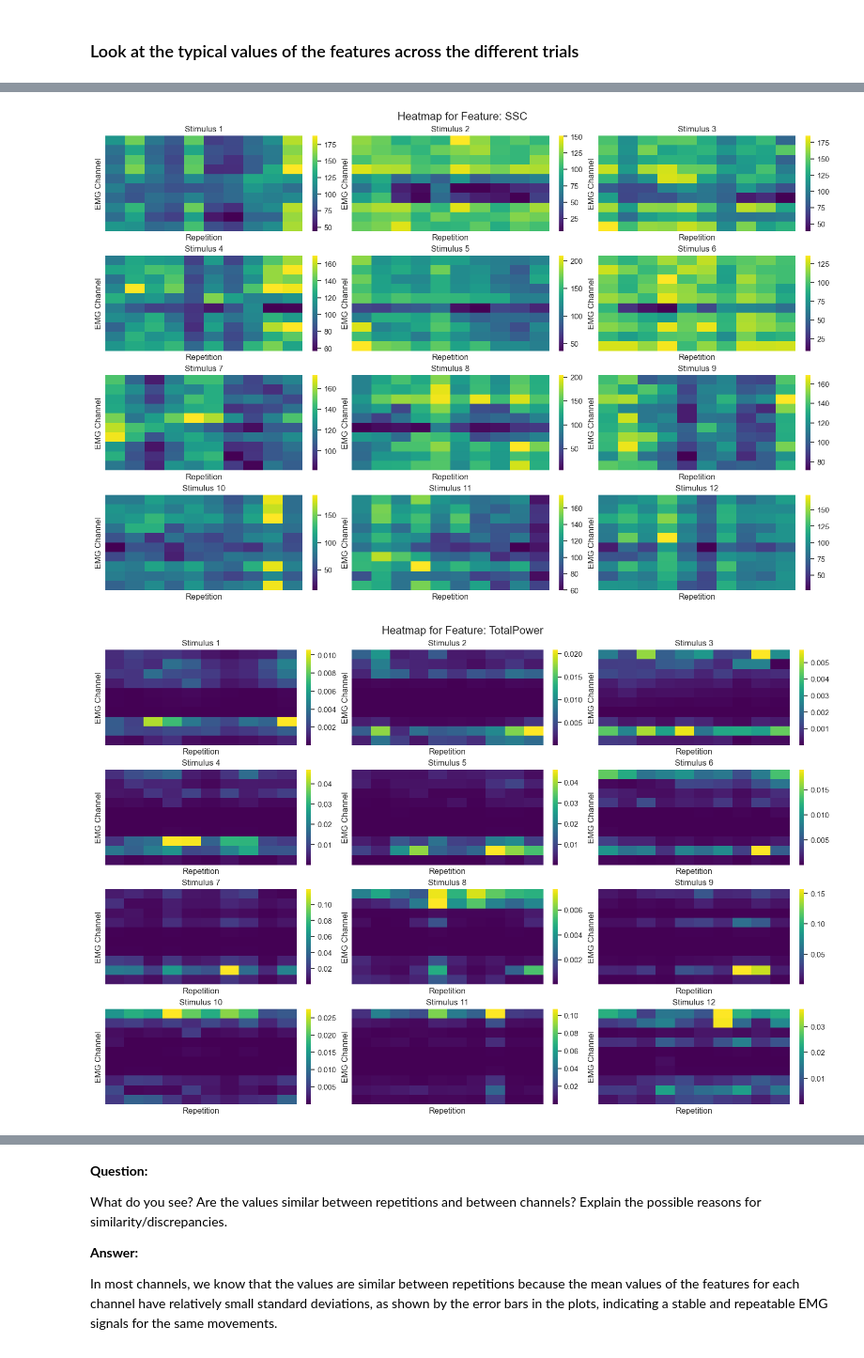
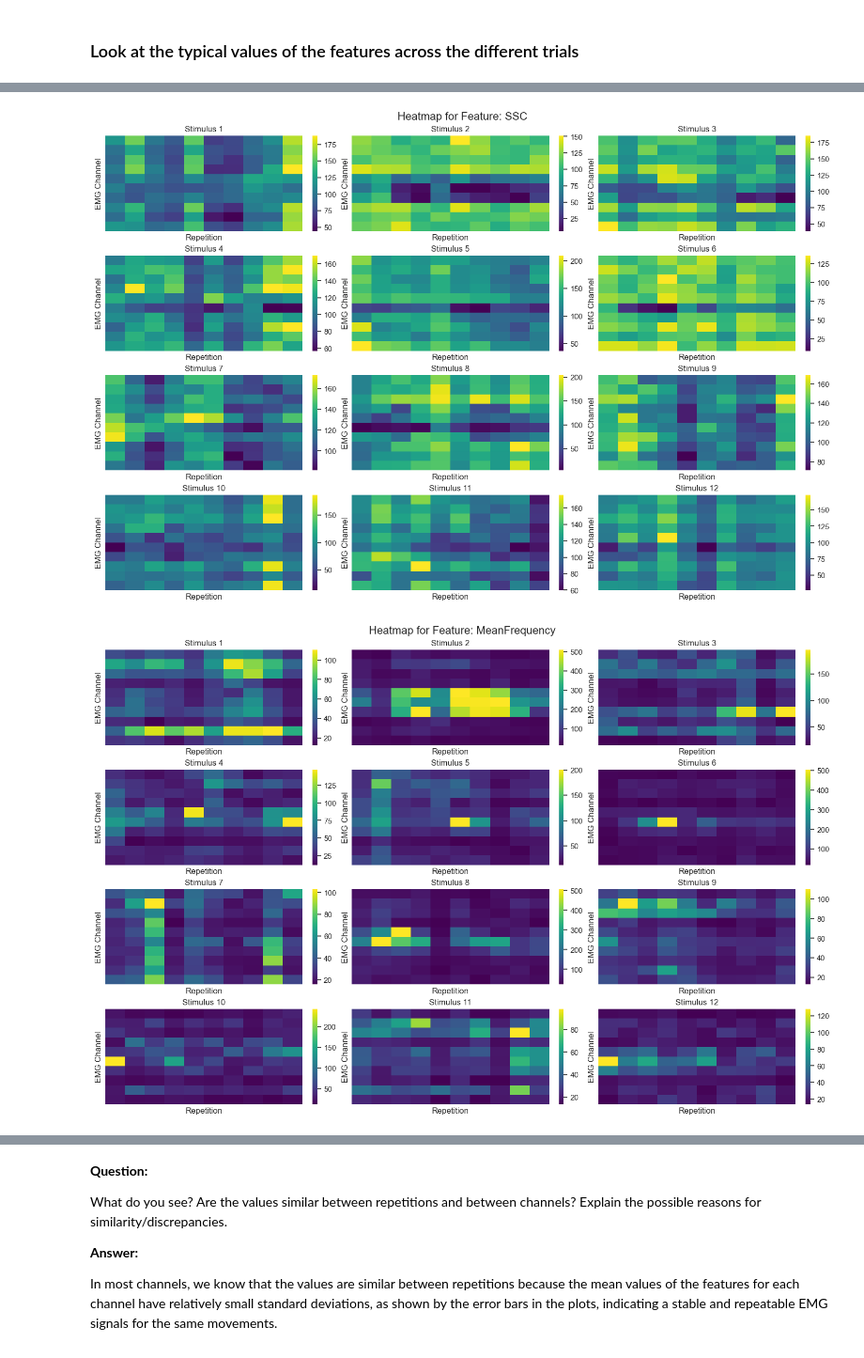
Before and after one commit to MetthewB/NSSP_Project2, a Jupyter notebook: scripts/part1.ipynb, the cells around one changed output, grey strips where cells are left out. Shown at 94% size. Drawn from its saved outputs; the diff is of its cells as text; code cells hidden in the pictures.

```diff
--- a/scripts/part1.ipynb
+++ b/scripts/part1.ipynb
@@ -308,7 +306,7 @@ dataset, labels = build_dataset_from_ninapro(
     emg=emg,
     stimulus=stimulus,
     repetition=repetition,
-    features=[mav, std, maxav, rms, wl, ssc, total_power],
+    features=[mav, std, maxav, rms, wl, ssc, mean_frequency, total_power],
 )
 
 print(f"Dataset dimension: {dataset.shape}")
@@ -365,7 +363,7 @@ n_feature_types = n_features // n_channels  # Number of feature types
 reshaped_dataset = dataset.reshape(n_trials, n_channels, n_feature_types)
 
 # Generate feature names
-feature_names = ["MAV", "STD", "MaxAV", "RMS", "WL", "SSC", "TotalPower"]
+feature_names = ["MAV", "STD", "MaxAV", "RMS", "WL", "SSC", "MeanFrequency", "TotalPower"]
 
 # Plot heatmaps for each feature across stimuli
 for feature_idx, feature_name in enumerate(feature_names):
@@ -374,31 +372,31 @@ for feature_idx, feature_name in enumerate(feature_names):
     # Reshape to (n_stimuli, n_repetitions, num_channels)
     n_stimuli = len(np.unique(labels))
     n_repetitions = n_trials // n_stimuli
     feature_data = feature_data.reshape(n_stimuli, n_repetitions, num_channels)
 
     fig, ax = plt.subplots(4, 3, figsize=(15, 10), constrained_layout=True, sharex=True, sharey=True)
     ax = ax.ravel()
 
     for stimuli_idx in range(n_stimuli):
         sns.heatmap(
             np.transpose(feature_data[stimuli_idx, :, :]),  # Transpose to get channels on y-axis and repetitions on x-axis
             ax=ax[stimuli_idx],
             xticklabels=False,
             yticklabels=False,
             cbar=True,
             cmap="viridis"
         )
         ax[stimuli_idx].title.set_text(f"Stimulus {stimuli_idx + 1}")
         ax[stimuli_idx].set_xlabel("Repetition")
         ax[stimuli_idx].set_ylabel("EMG Channel")
 
     fig.suptitle(f"Heatmap for Feature: {feature_name}", fontsize=16)
     plt.show()
 # %% [output]
 [figure]
 [figure]
 [figure]
 [figure]
 [figure]
 [figure]
-[figure, old version]
+[figure, new version]
```
Also changed, not shown: parts of 17 cells of this notebook, 1 other file.
